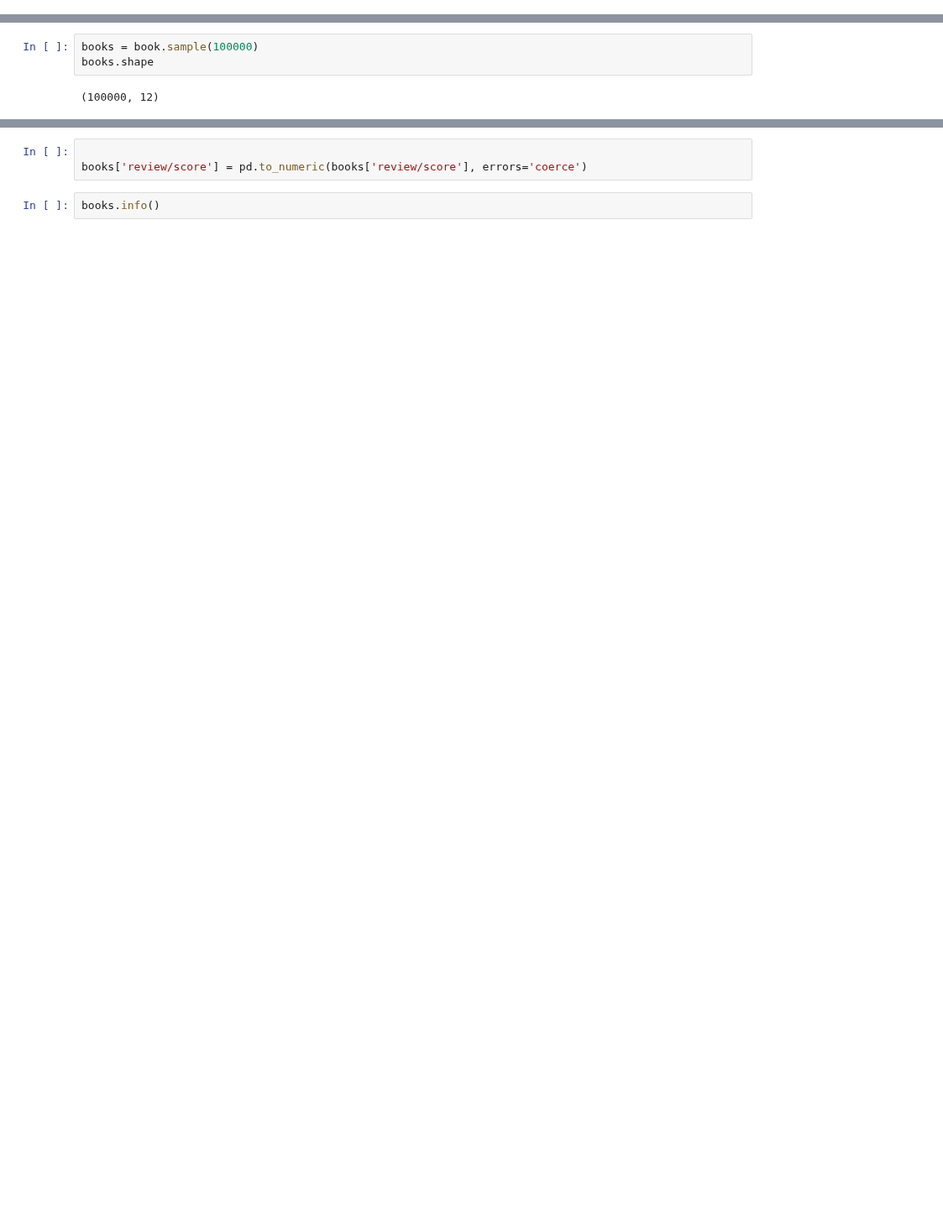
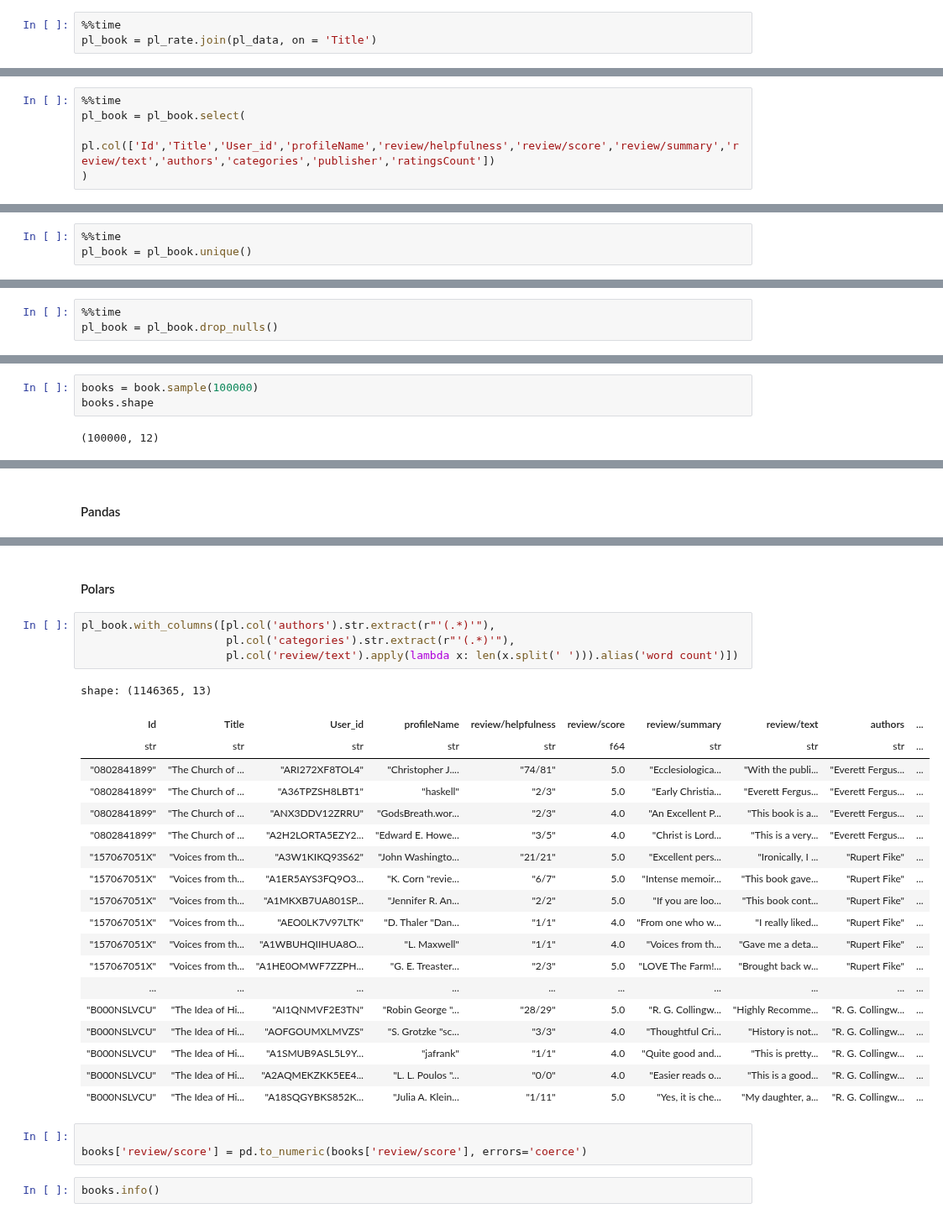
Before and after one commit to drshahizan/Python-big-data, a Jupyter notebook: Project/SDS/SDS_Project.ipynb, the cells around one changed output, grey strips where cells are left out. Shown at 84% size. Cells and saved outputs as stored; diff of their text form; blank space fills up the shorter version.

Commit message:
Add Data Preparation using Polars

```diff
--- a/Project/SDS/SDS_Project.ipynb
+++ b/Project/SDS/SDS_Project.ipynb
@@ -178,0 +223,3 @@ Wall time: 2.81 s
+# %%
+%%time
+pl_book = pl_rate.join(pl_data, on = 'Title')
@@ -219,0 +276,5 @@ Wall time: 1.48 s
+# %%
+%%time
+pl_book = pl_book.select(
+    pl.col(['Id','Title','User_id','profileName','review/helpfulness','review/score','review/summary','review/text','authors','categories','publisher','ratingsCount'])
+)
@@ -227,0 +298,3 @@ Wall time: 11.9 s
+# %%
+%%time
+pl_book = pl_book.unique()
@@ -247,0 +347,3 @@ dtype: int64
+# %%
+%%time
+pl_book = pl_book.drop_nulls()
@@ -275,3 +382,5 @@ books.shape
+# %% [markdown]
+#### Pandas
 # %%
 # Removes bractes and colons from authors name
 books['authors'] = books['authors'].str.extract(r'\'(.*)\'')
@@ -288,6 +397,32 @@ books.head()
 | 773715 | B000I3NFKG | THE CATCHER IN THE RYE | A3TC8884LIBYFE | Sean P. Riley | 2/4 | 5.0 | People and their Response to The ... | The Catcher in the Rye is a truly... | ... |
 | 679529 | B000CSYUNS | A Death in the Family | A2E1EFNIZL2FVA | Rizzo &#9834;&#9834; | 0/0 | 5.0 | The novel just doesn't miss a beat! | Pulitizer Prize winner, A Death I... | ... |
 | 636600 | B000MK50EE | Goodnight Moon | AJUCZE4FYD4VH | P. Elkin "phil4000" | 4/5 | 5.0 | Simply the best bed-time book ever | We don't have fights over bedtime... | ... |
+# %% [markdown]
+#### Polars
+# %%
+pl_book.with_columns([pl.col('authors').str.extract(r"'(.*)'"),
+                      pl.col('categories').str.extract(r"'(.*)'"),
+                      pl.col('review/text').apply(lambda x: len(x.split(' '))).alias('word count')])
+# %% [output]
+shape: (1146365, 13)
+| Id | Title | User_id | profileName | review/helpfulness | review/score | review/summary | review/text | authors | ... |
+| str | str | str | str | str | f64 | str | str | str | ... |
+| "0802841899" | "The Church of ... | "ARI272XF8TOL4" | "Christopher J.... | "74/81" | 5.0 | "Ecclesiologica... | "With the publi... | "Everett Fergus... | ... |
+| "0802841899" | "The Church of ... | "A36TPZSH8LBT1" | "haskell" | "2/3" | 5.0 | "Early Christia... | "Everett Fergus... | "Everett Fergus... | ... |
+| "0802841899" | "The Church of ... | "ANX3DDV12ZRRU" | "GodsBreath.wor... | "2/3" | 4.0 | "An Excellent P... | "This book is a... | "Everett Fergus... | ... |
+| "0802841899" | "The Church of ... | "A2H2LORTA5EZY2... | "Edward E. Howe... | "3/5" | 4.0 | "Christ is Lord... | "This is a very... | "Everett Fergus... | ... |
+| "157067051X" | "Voices from th... | "A3W1KIKQ93S62" | "John Washingto... | "21/21" | 5.0 | "Excellent pers... | "Ironically, I ... | "Rupert Fike" | ... |
+| "157067051X" | "Voices from th... | "A1ER5AYS3FQ9O3... | "K. Corn "revie... | "6/7" | 5.0 | "Intense memoir... | "This book gave... | "Rupert Fike" | ... |
+| "157067051X" | "Voices from th... | "A1MKXB7UA801SP... | "Jennifer R. An... | "2/2" | 5.0 | "If you are loo... | "This book cont... | "Rupert Fike" | ... |
+| "157067051X" | "Voices from th... | "AEO0LK7V97LTK" | "D. Thaler "Dan... | "1/1" | 4.0 | "From one who w... | "I really liked... | "Rupert Fike" | ... |
+| "157067051X" | "Voices from th... | "A1WBUHQIIHUA8O... | "L. Maxwell" | "1/1" | 4.0 | "Voices from th... | "Gave me a deta... | "Rupert Fike" | ... |
+| "157067051X" | "Voices from th... | "A1HE0OMWF7ZZPH... | "G. E. Treaster... | "2/3" | 5.0 | "LOVE The Farm!... | "Brought back w... | "Rupert Fike" | ... |
+| ... | ... | ... | ... | ... | ... | ... | ... | ... | ... |
+| "B000NSLVCU" | "The Idea of Hi... | "AI1QNMVF2E3TN" | "Robin George "... | "28/29" | 5.0 | "R. G. Collingw... | "Highly Recomme... | "R. G. Collingw... | ... |
+| "B000NSLVCU" | "The Idea of Hi... | "AOFGOUMXLMVZS" | "S. Grotzke "sc... | "3/3" | 4.0 | "Thoughtful Cri... | "History is not... | "R. G. Collingw... | ... |
+| "B000NSLVCU" | "The Idea of Hi... | "A1SMUB9ASL5L9Y... | "jafrank" | "1/1" | 4.0 | "Quite good and... | "This is pretty... | "R. G. Collingw... | ... |
+| "B000NSLVCU" | "The Idea of Hi... | "A2AQMEKZKK5EE4... | "L. L. Poulos "... | "0/0" | 4.0 | "Easier reads o... | "This is a good... | "R. G. Collingw... | ... |
+| "B000NSLVCU" | "The Idea of Hi... | "A18SQGYBKS852K... | "Julia A. Klein... | "1/11" | 5.0 | "Yes, it is che... | "My daughter, a... | "R. G. Collingw... | ... |
 # %%
 
 books['review/score'] = pd.to_numeric(books['review/score'], errors='coerce')
```
Also changed, not shown: parts of 38 cells of this notebook.
